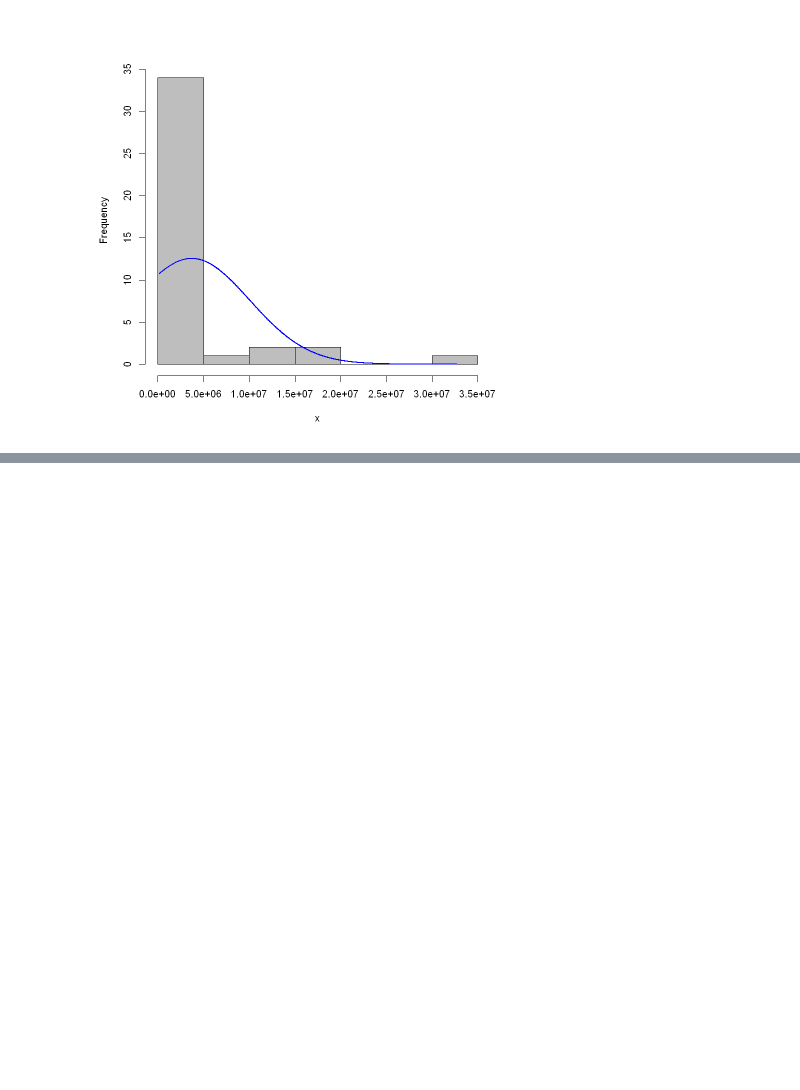
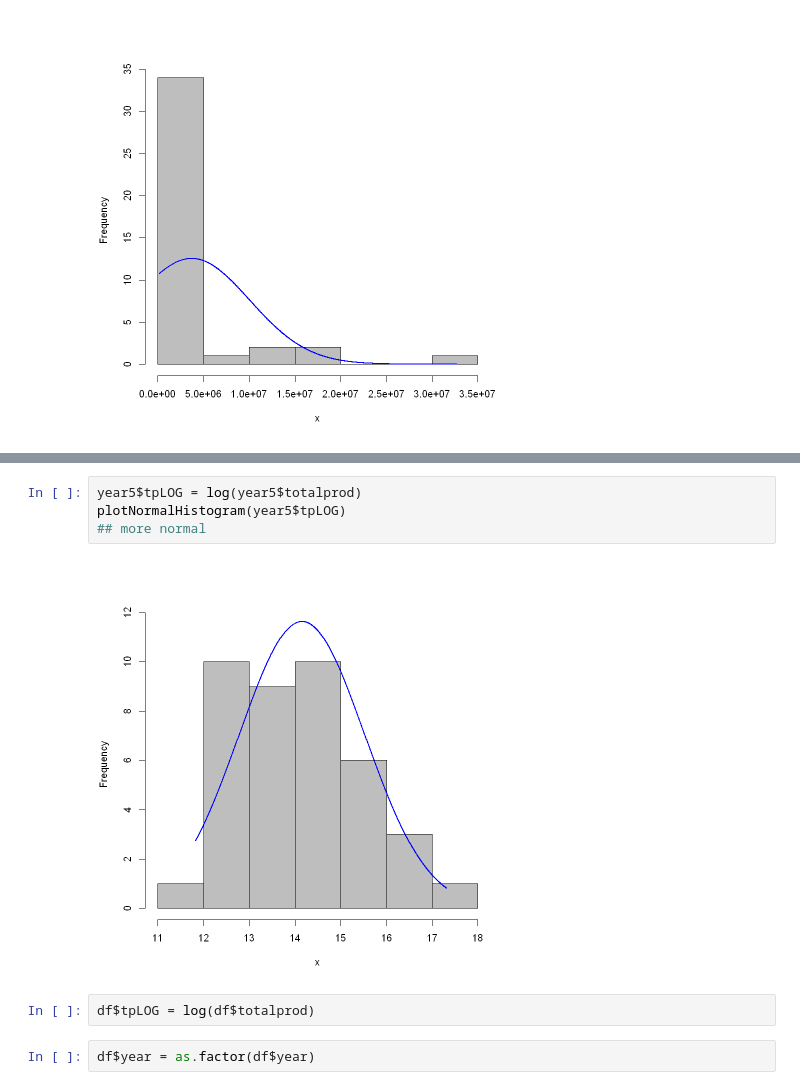
Before and after one commit to nhardemandata/CurriculumPlayground, a Jupyter notebook: notebooks/Intermediate Statistics/DSO105 Intermediate Stats L5 Hands On.ipynb, the cells around one changed output, grey strips where cells are left out. Saved outputs shown, nothing was run; the diff lists cells and outputs as text; blank space fills up the shorter version.

```diff
--- a/notebooks/Intermediate Statistics/DSO105 Intermediate Stats L5 Hands On.ipynb
+++ b/notebooks/Intermediate Statistics/DSO105 Intermediate Stats L5 Hands On.ipynb
@@ -152,0 +173,10 @@ plotNormalHistogram(year3$tpLOG)
+# %%
+year5$tpLOG = log(year5$totalprod)
+plotNormalHistogram(year5$tpLOG)
+## more normal
+# %% [output]
+[figure, added]
+# %%
+df$tpLOG = log(df$totalprod)
+# %%
+df$year = as.factor(df$year)
```
Also changed, not shown: parts of 15 cells of this notebook.
